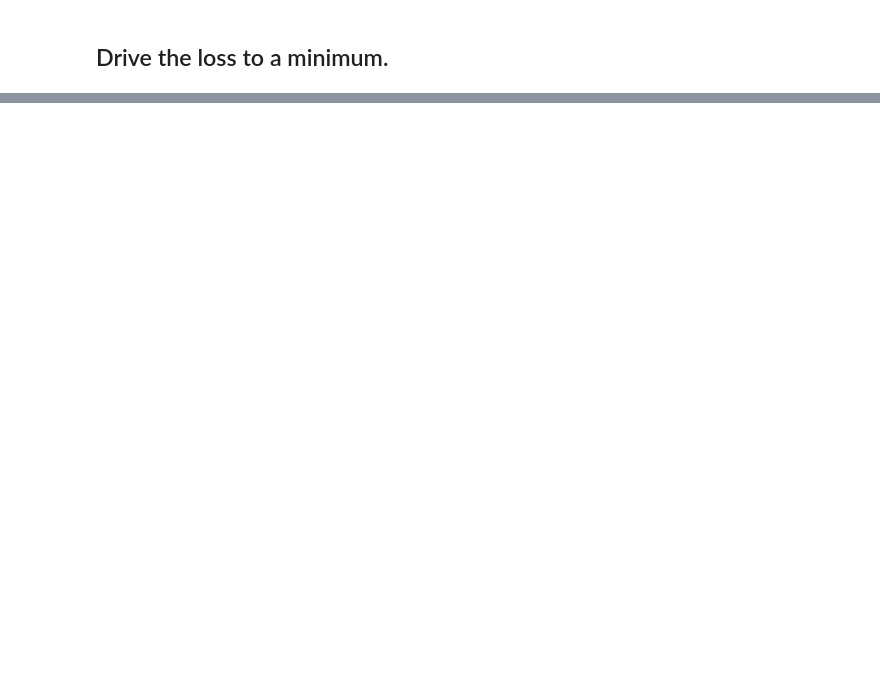
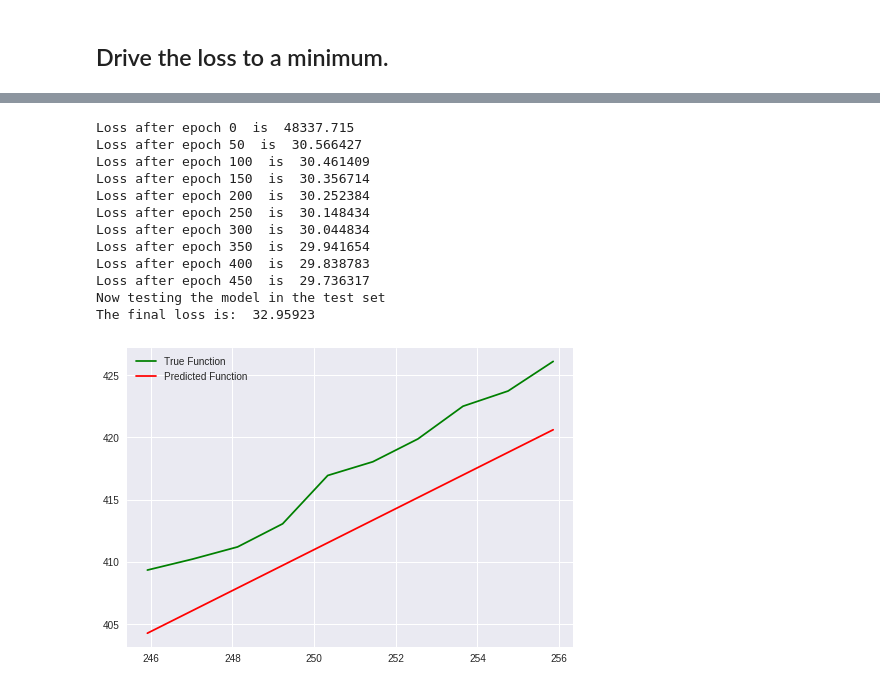
Before and after one commit to MLCCKolkata/Assignment-4, a Jupyter notebook: First_Date_with_TensorFlow.ipynb, the cells around one changed output, grey strips where cells are left out. Drawn from its saved outputs; the diff is of its cells as text; code cells hidden in the pictures; blank space fills up the shorter version.

```diff
--- a/First_Date_with_TensorFlow.ipynb
+++ b/First_Date_with_TensorFlow.ipynb
@@ -451,0 +474,16 @@ The final loss is:  38.794384
+# %%
+linear_regression(learning_rate=0.00005, n_epochs=500)
+# %% [output]
+Loss after epoch 0  is  48337.715
+Loss after epoch 50  is  30.566427
+Loss after epoch 100  is  30.461409
+Loss after epoch 150  is  30.356714
+Loss after epoch 200  is  30.252384
+Loss after epoch 250  is  30.148434
+Loss after epoch 300  is  30.044834
+Loss after epoch 350  is  29.941654
+Loss after epoch 400  is  29.838783
+Loss after epoch 450  is  29.736317
+Now testing the model in the test set
+The final loss is:  32.95923
+[figure, added]
```
Also changed, not shown: parts of 13 cells of this notebook.
